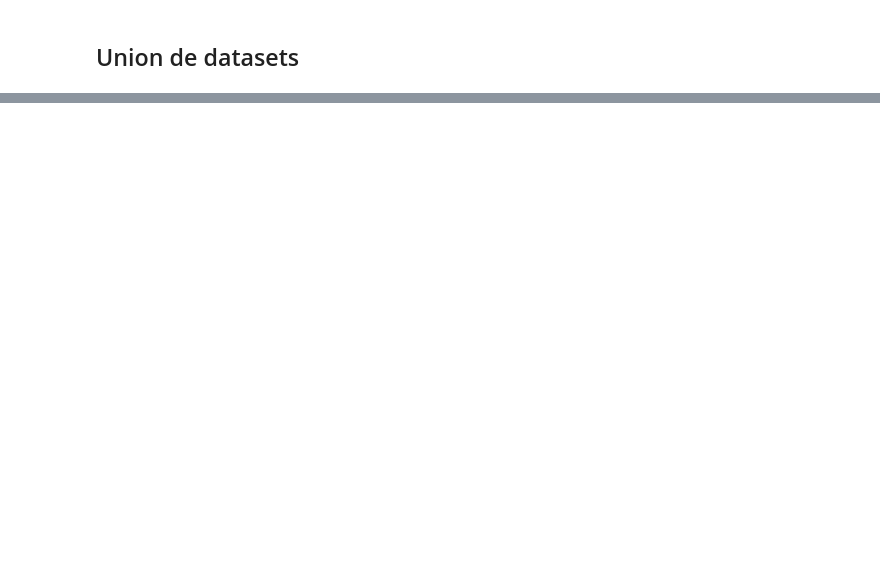
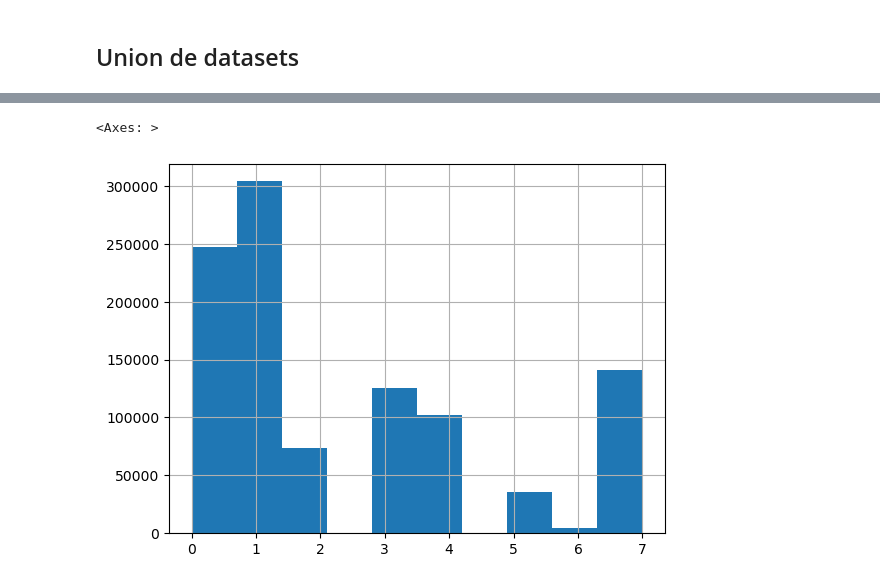
Before and after one commit to Home-group-2-AI-Project/Ai_Project, a Jupyter notebook: AITraining/Unify_dataset.ipynb, the cells around one changed output, grey strips where cells are left out. Drawn from its saved outputs; the diff is of its cells as text; code cells hidden in the pictures; blank space fills up the shorter version.

```diff
--- a/AITraining/Unify_dataset.ipynb
+++ b/AITraining/Unify_dataset.ipynb
@@ -199,0 +206,5 @@ len(merged_df2)
+# %%
+merged_df1['label'].hist()
+# %% [output]
+<Axes: >
+[figure, added]
```
Also changed, not shown: parts of 2 cells of this notebook, 1 other file.
